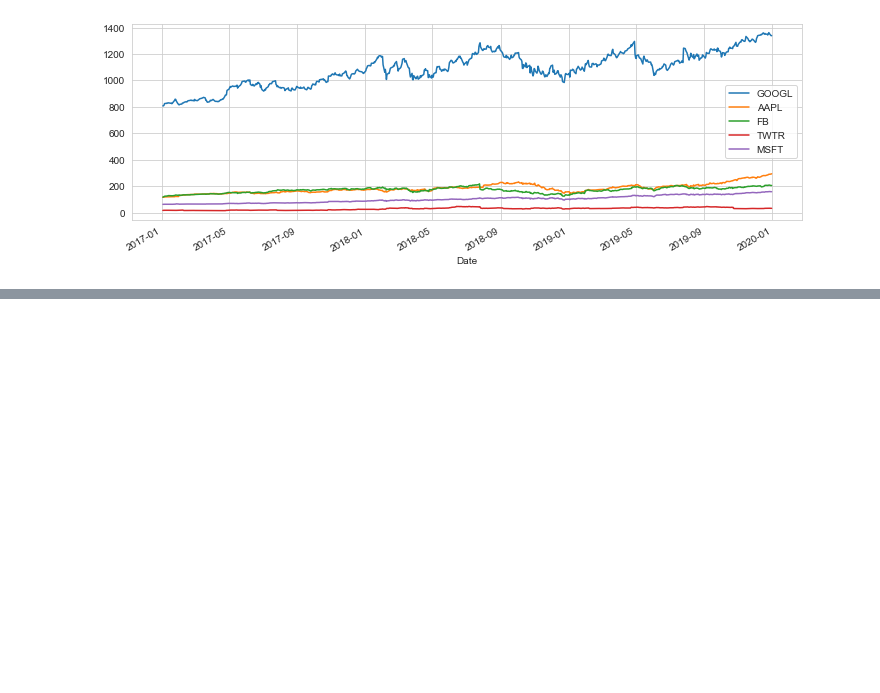
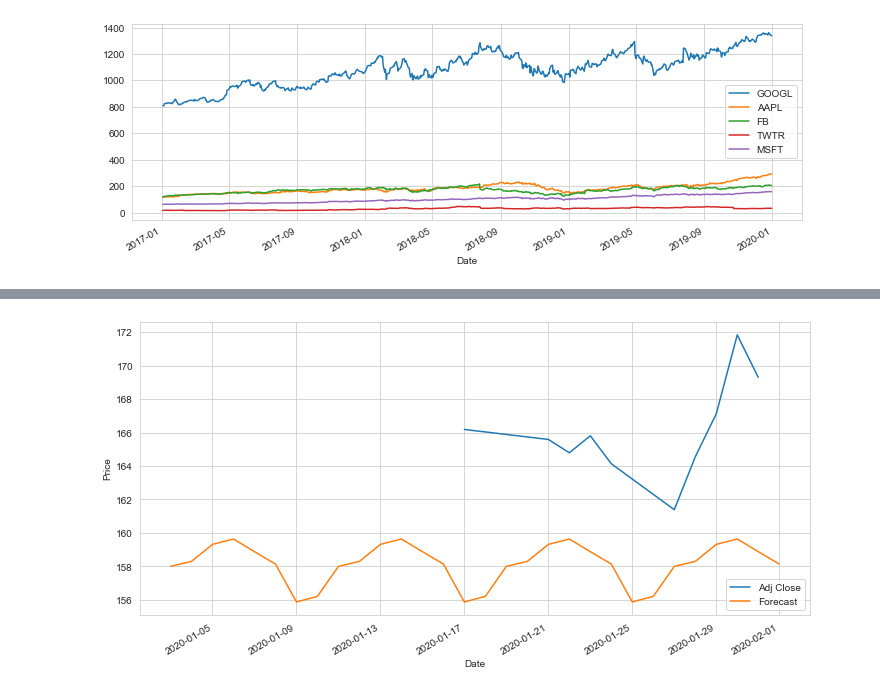
Before and after one commit to harryzyz/FiveTechStocksAnalysis, a Jupyter notebook: FiveTechStockAnalysis.ipynb, the cells around one changed output, grey strips where cells are left out. Saved outputs shown, nothing was run; the diff lists cells and outputs as text; code cells hidden in the pictures; blank space fills up the shorter version.

```diff
--- a/FiveTechStockAnalysis.ipynb
+++ b/FiveTechStockAnalysis.ipynb
@@ -201,0 +304,20 @@ plt.legend()
+# %%
+endmore = datetime.datetime(2020,2,1)
+MSFT_future = data.DataReader('MSFT', 'yahoo', end, endmore)
+# %%
+last_date = dfreg.iloc[-1].name
+last_unix = last_date
+next_unix = last_unix + datetime.timedelta(days=1)
+
+for i in forecast_set:
+    next_date = next_unix
+    next_unix += datetime.timedelta(days=1)
+    dfreg.loc[next_date] = [np.nan for _ in range(len(dfreg.columns)-1)]+[i]
+MSFT_future['Adj Close'].tail(10).plot(figsize=(12,6))
+dfreg['Forecast'].tail(30).plot(figsize=(12,6))
+plt.legend(loc=4)
+plt.xlabel('Date')
+plt.ylabel('Price')
+plt.show()
+# %% [output]
+[figure, added]
```
Also changed, not shown: parts of 21 cells of this notebook.
